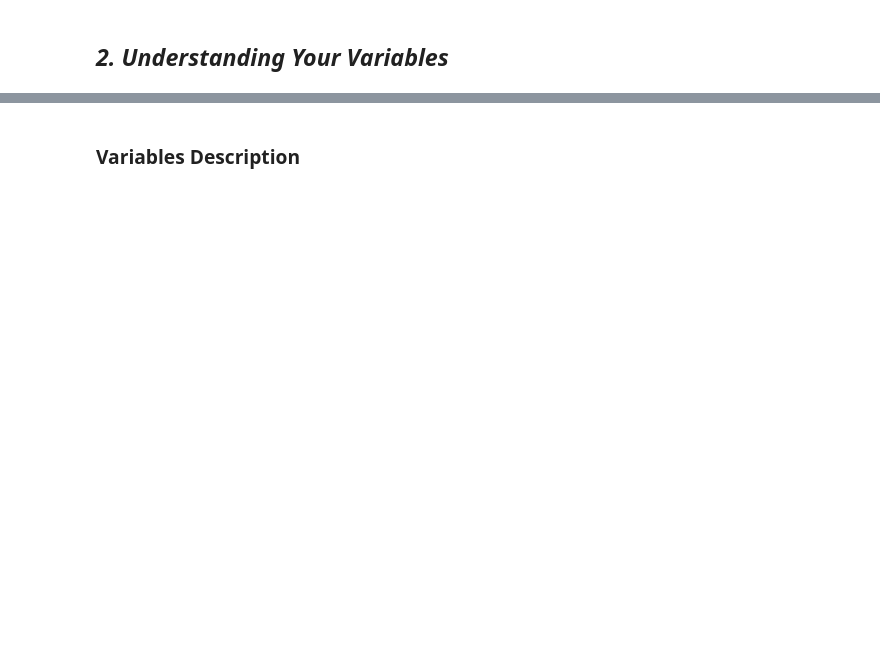
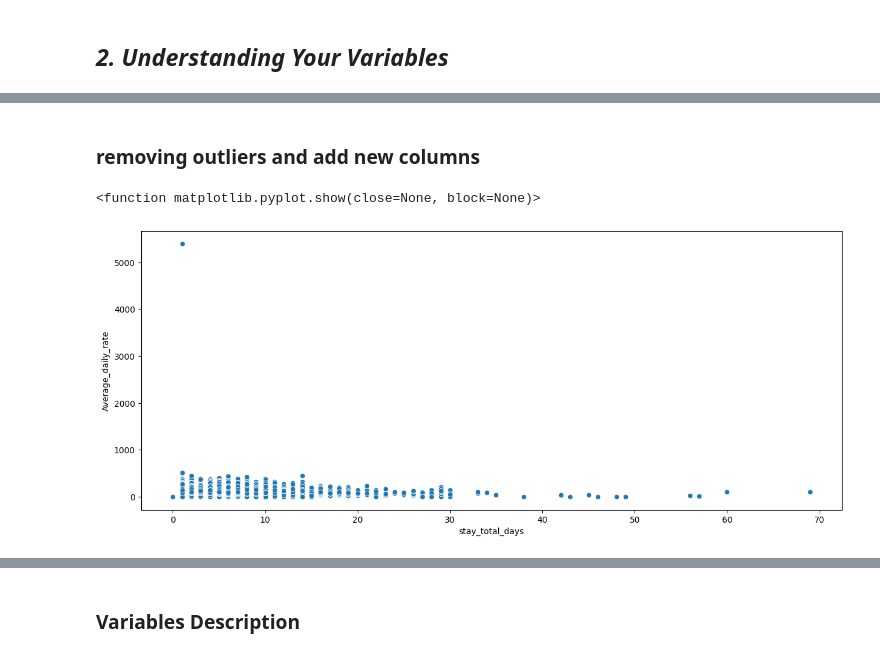
Before and after one commit to Priyamadke/hotel_an_project, a Jupyter notebook: hotel_capstone_project.ipynb, the cells around one changed output, grey strips where cells are left out. Saved outputs shown, nothing was run; the diff lists cells and outputs as text; code cells hidden in the pictures; blank space fills up the shorter version.

```diff
--- a/hotel_capstone_project.ipynb
+++ b/hotel_capstone_project.ipynb
@@ -146,2 +242,7 @@ the no.of columns are: 32
+# %%
+data["agent"].fillna(0,inplace=True)    #filling null values with 0 for agent.
+data["agent"]=data["agent"].astype(int)               #here we will change the agent columns into int.
+# %%
+data["country"].fillna("otherwise",inplace=True)      # here we fill country null value with otherwise.
 # %% [markdown]
 ### What did you know about your dataset?
@@ -155,0 +300,15 @@ Answer Here
+# %%
+data.rename(columns={"adr":"Average_daily_rate"},inplace=True)
+# %% [markdown]
+### removing outliers and add new columns
+# %%
+data["kids"]=data["babies"]+data["children"]        # here we add new columns kids.
+data["stay_total_days"]=data["stays_in_weekend_nights"]+data["stays_in_week_nights"]     # here we add new columns stay total days.
+data["total_cancellations"]=data["is_canceled"]+data["previous_cancellations"]         # here we add new columns total cancellations.
+# %%
+plt.figure(figsize=(15,6))
+sns.scatterplot(y="Average_daily_rate",x="stay_total_days",data=data)
+plt.show
+# %% [output]
+<function matplotlib.pyplot.show(close=None, block=None)>
+[figure, added]
```
Also changed, not shown: parts of 171 cells of this notebook.
